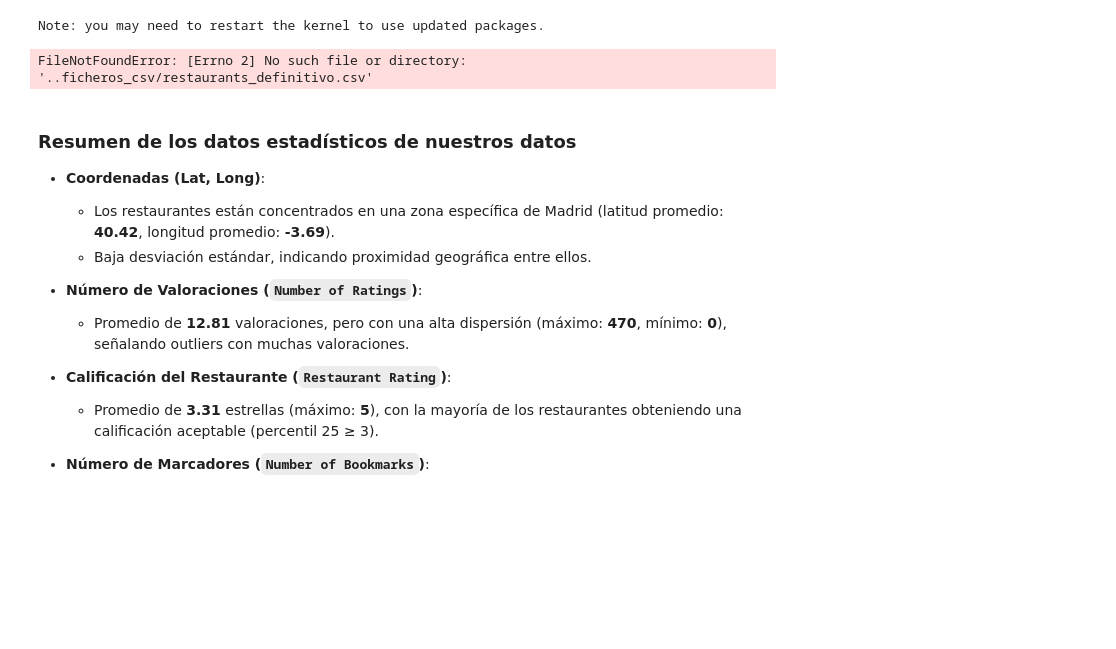
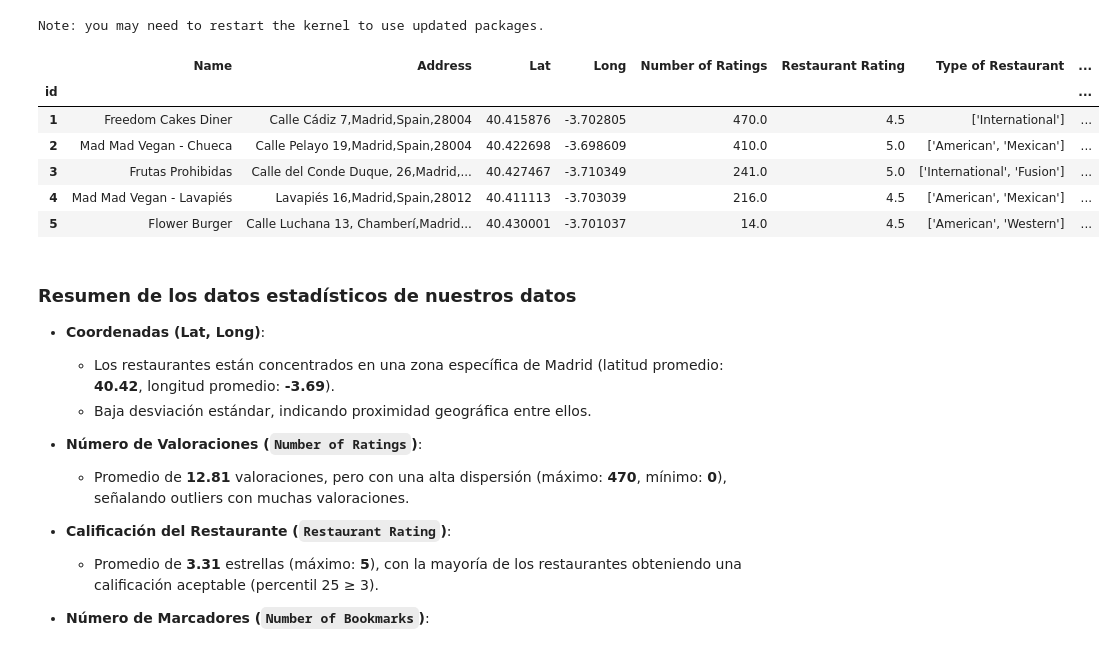
Before and after one commit to anton-p0g/ProyectoWebScrapping, a Jupyter notebook: parte2/Correlaciones/Correlaciones.ipynb, the cells around one changed output. Cells and saved outputs as stored; diff of their text form; code cells hidden in the pictures; blank space fills up the shorter version.

```diff
--- a/parte2/Correlaciones/Correlaciones.ipynb
+++ b/parte2/Correlaciones/Correlaciones.ipynb
@@ -8,10 +8,16 @@ import matplotlib.pyplot as plt
 import seaborn as sns
 import numpy as np
 # %%
-df = pd.read_csv("..ficheros_csv/restaurants_definitivo.csv", index_col = 0)
+df = pd.read_csv("../ficheros_csv/restaurants_definitivo.csv", index_col = 0)
 df.head()
 # %% [output]
-FileNotFoundError: [Errno 2] No such file or directory: '..ficheros_csv/restaurants_definitivo.csv'
+|  | Name | Address | Lat | Long | Number of Ratings | Restaurant Rating | Type of Restaurant | ... |
+| id |  |  |  |  |  |  |  | ... |
+| 1 | Freedom Cakes Diner | Calle Cádiz 7,Madrid,Spain,28004 | 40.415876 | -3.702805 | 470.0 | 4.5 | ['International'] | ... |
+| 2 | Mad Mad Vegan - Chueca | Calle Pelayo 19,Madrid,Spain,28004 | 40.422698 | -3.698609 | 410.0 | 5.0 | ['American', 'Mexican'] | ... |
+| 3 | Frutas Prohibidas | Calle del Conde Duque, 26,Madrid,... | 40.427467 | -3.710349 | 241.0 | 5.0 | ['International', 'Fusion'] | ... |
+| 4 | Mad Mad Vegan - Lavapiés | Lavapiés 16,Madrid,Spain,28012 | 40.411113 | -3.703039 | 216.0 | 4.5 | ['American', 'Mexican'] | ... |
+| 5 | Flower Burger | Calle Luchana 13, Chamberí,Madrid... | 40.430001 | -3.701037 | 14.0 | 4.5 | ['American', 'Western'] | ... |
 # %% [markdown]
 ### Resumen de los datos estadísticos de nuestros datos
 
```
Also changed, not shown: parts of 3 cells of this notebook.
